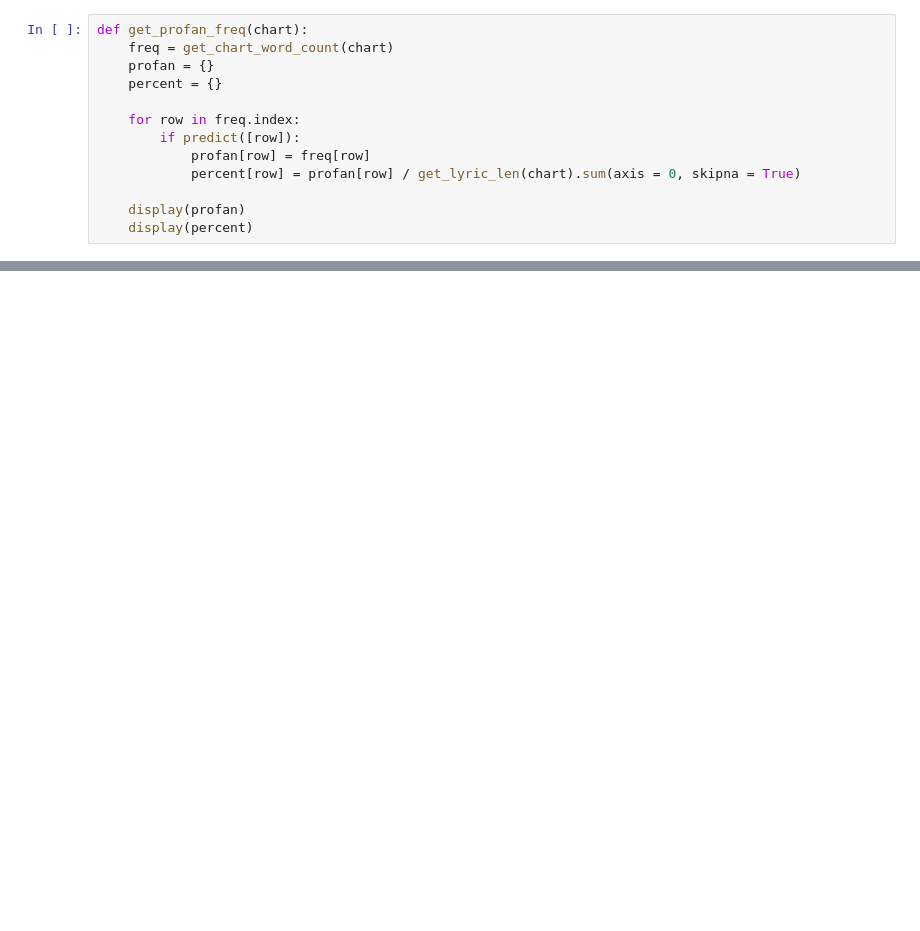
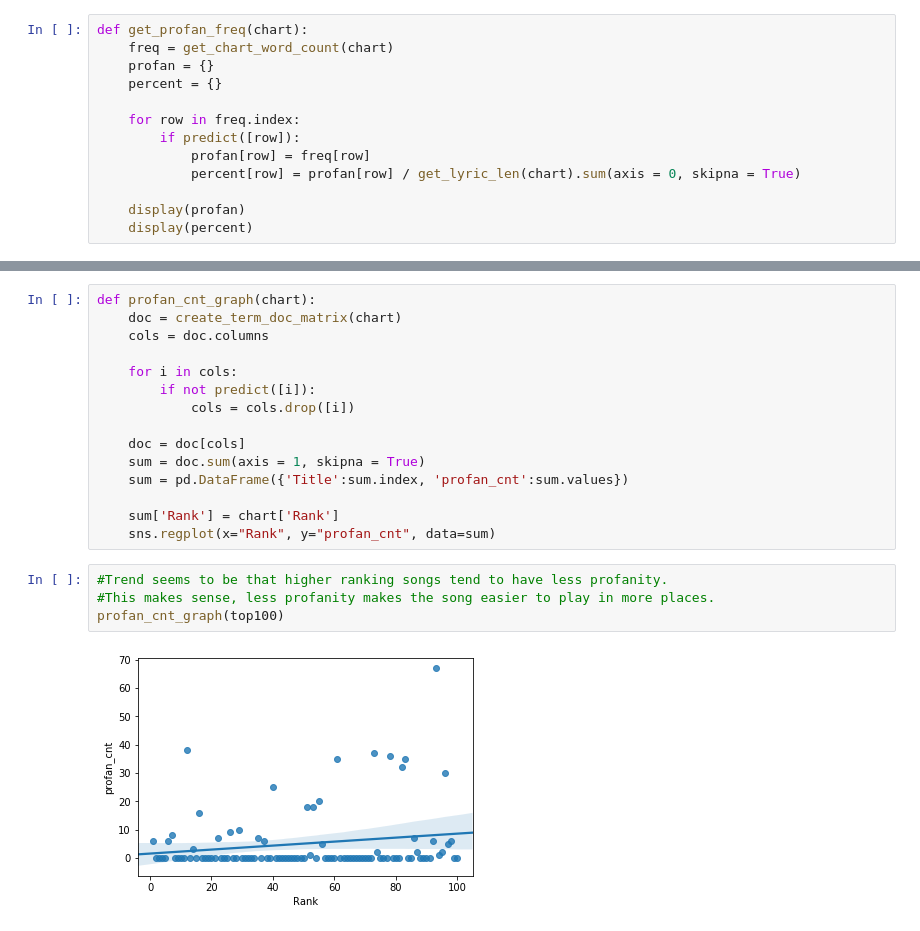
Before and after one commit to suttonr75/320FinalFall2019, a Jupyter notebook: FinalProject.ipynb, the cells around one changed output, grey strips where cells are left out. Saved outputs shown, nothing was run; the diff lists cells and outputs as text; blank space fills up the shorter version.

```diff
--- a/FinalProject.ipynb
+++ b/FinalProject.ipynb
@@ -564,0 +582,21 @@ get_profan_freq(pop)
+# %%
+def profan_cnt_graph(chart):
+    doc = create_term_doc_matrix(chart)
+    cols = doc.columns
+
+    for i in cols:
+        if not predict([i]):
+            cols = cols.drop([i])
+
+    doc = doc[cols]
+    sum = doc.sum(axis = 1, skipna = True)
+    sum = pd.DataFrame({'Title':sum.index, 'profan_cnt':sum.values})
+
+    sum['Rank'] = chart['Rank']
+    sns.regplot(x="Rank", y="profan_cnt", data=sum)
+# %%
+#Trend seems to be that higher ranking songs tend to have less profanity.
+#This makes sense, less profanity makes the song easier to play in more places.
+profan_cnt_graph(top100)
+# %% [output]
+[figure, added]
```
Also changed, not shown: parts of 27 cells of this notebook.
